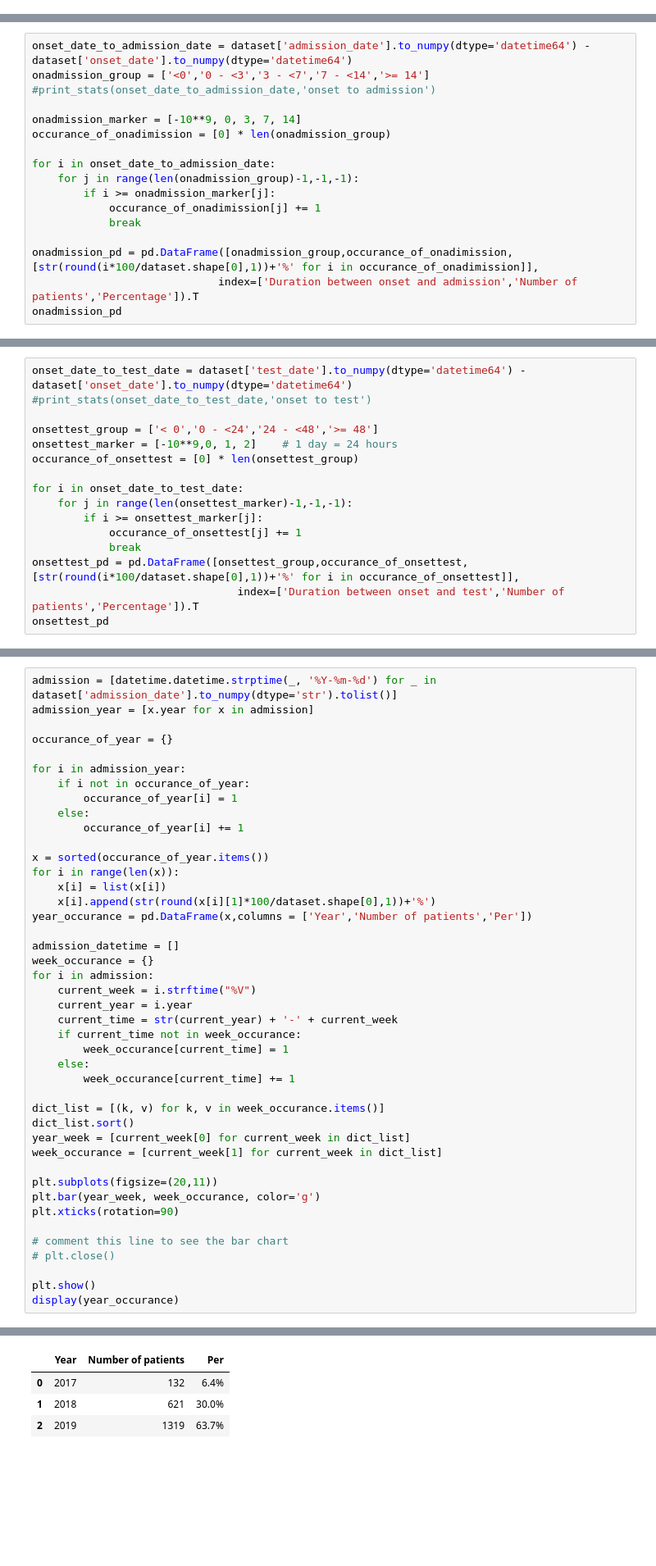
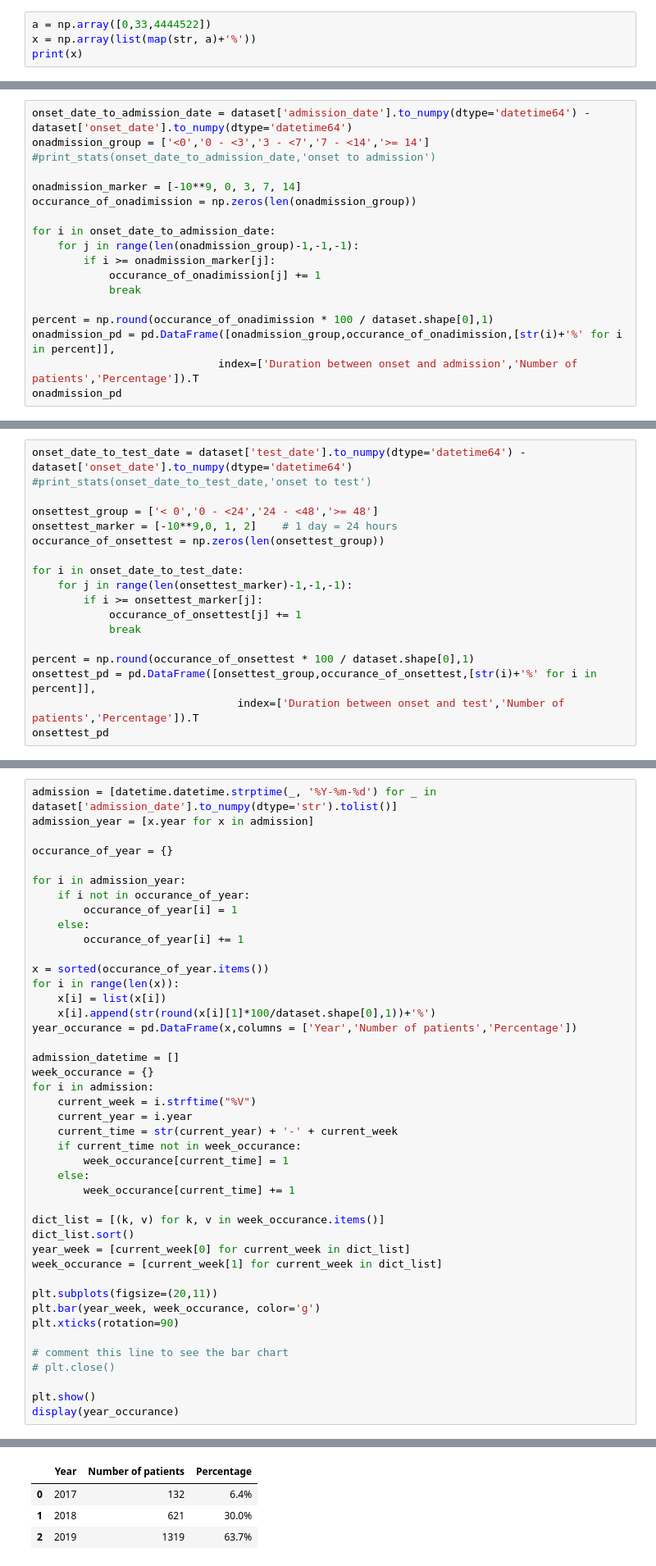
Before and after one commit to hung3a8/nhp-measles-analyse, a Jupyter notebook: Notebooks/analyze_data.ipynb, the cells around one changed output, grey strips where cells are left out. Shown: that part at 82% size. Saved outputs shown, nothing was run; the diff lists cells and outputs as text; blank space fills up the shorter version.

```diff
--- a/Notebooks/analyze_data.ipynb
+++ b/Notebooks/analyze_data.ipynb
@@ -112,3 +112,7 @@ poe
 | 1 | Another hospital | 241.0 | 11.6% |
 | 2 | Community | 1281.0 | 61.8% |
 | 3 | Unknown | 3.0 | 0.1% |
+# %%
+a = np.array([0,33,4444522])
+x = np.array(list(map(str, a)+'%'))
+print(x)
@@ -300,7 +306,7 @@ onadmission_group = ['<0','0 - <3','3 - <7','7 - <14','>= 14']
 #print_stats(onset_date_to_admission_date,'onset to admission')
 
 onadmission_marker = [-10**9, 0, 3, 7, 14]
-occurance_of_onadimission = [0] * len(onadmission_group)
+occurance_of_onadimission = np.zeros(len(onadmission_group))
 
 for i in onset_date_to_admission_date:
     for j in range(len(onadmission_group)-1,-1,-1):
@@ -308,7 +314,8 @@ for i in onset_date_to_admission_date:
             occurance_of_onadimission[j] += 1
             break
 
-onadmission_pd = pd.DataFrame([onadmission_group,occurance_of_onadimission,[str(round(i*100/dataset.shape[0],1))+'%' for i in occurance_of_onadimission]],
+percent = np.round(occurance_of_onadimission * 100 / dataset.shape[0],1)
+onadmission_pd = pd.DataFrame([onadmission_group,occurance_of_onadimission,[str(i)+'%' for i in percent]],
                              index=['Duration between onset and admission','Number of patients','Percentage']).T
 onadmission_pd
 # %% [output]
@@ -324,14 +331,16 @@ onset_date_to_test_date = dataset['test_date'].to_numpy(dtype='datetime64') - da
 
 onsettest_group = ['< 0','0 - <24','24 - <48','>= 48']
 onsettest_marker = [-10**9,0, 1, 2]    # 1 day = 24 hours
-occurance_of_onsettest = [0] * len(onsettest_group)
+occurance_of_onsettest = np.zeros(len(onsettest_group))
 
 for i in onset_date_to_test_date:
     for j in range(len(onsettest_marker)-1,-1,-1):
         if i >= onsettest_marker[j]:
             occurance_of_onsettest[j] += 1
             break
-onsettest_pd = pd.DataFrame([onsettest_group,occurance_of_onsettest,[str(round(i*100/dataset.shape[0],1))+'%' for i in occurance_of_onsettest]],
+
+percent = np.round(occurance_of_onsettest * 100 / dataset.shape[0],1)
+onsettest_pd = pd.DataFrame([onsettest_group,occurance_of_onsettest,[str(i)+'%' for i in percent]],
                                 index=['Duration between onset and test','Number of patients','Percentage']).T
 onsettest_pd
 # %% [output]
@@ -356,36 +365,36 @@ x = sorted(occurance_of_year.items())
 for i in range(len(x)):
     x[i] = list(x[i])
     x[i].append(str(round(x[i][1]*100/dataset.shape[0],1))+'%')
-year_occurance = pd.DataFrame(x,columns = ['Year','Number of patients','Per'])
+year_occurance = pd.DataFrame(x,columns = ['Year','Number of patients','Percentage'])
 
 admission_datetime = []
 week_occurance = {}
 for i in admission:
     current_week = i.strftime("%V")
     current_year = i.year
     current_time = str(current_year) + '-' + current_week
     if current_time not in week_occurance:
         week_occurance[current_time] = 1
     else:
         week_occurance[current_time] += 1
 
 dict_list = [(k, v) for k, v in week_occurance.items()]
 dict_list.sort()
 year_week = [current_week[0] for current_week in dict_list]
 week_occurance = [current_week[1] for current_week in dict_list]
 
 plt.subplots(figsize=(20,11))
 plt.bar(year_week, week_occurance, color='g')
 plt.xticks(rotation=90)
 
 # comment this line to see the bar chart
 # plt.close()
 
 plt.show()
 display(year_occurance)
 # %% [output]
 [figure]
-|  | Year | Number of patients | Per |
+|  | Year | Number of patients | Percentage |
 | 0 | 2017 | 132 | 6.4% |
 | 1 | 2018 | 621 | 30.0% |
 | 2 | 2019 | 1319 | 63.7% |
```
Also changed, not shown: parts of 10 cells of this notebook.
